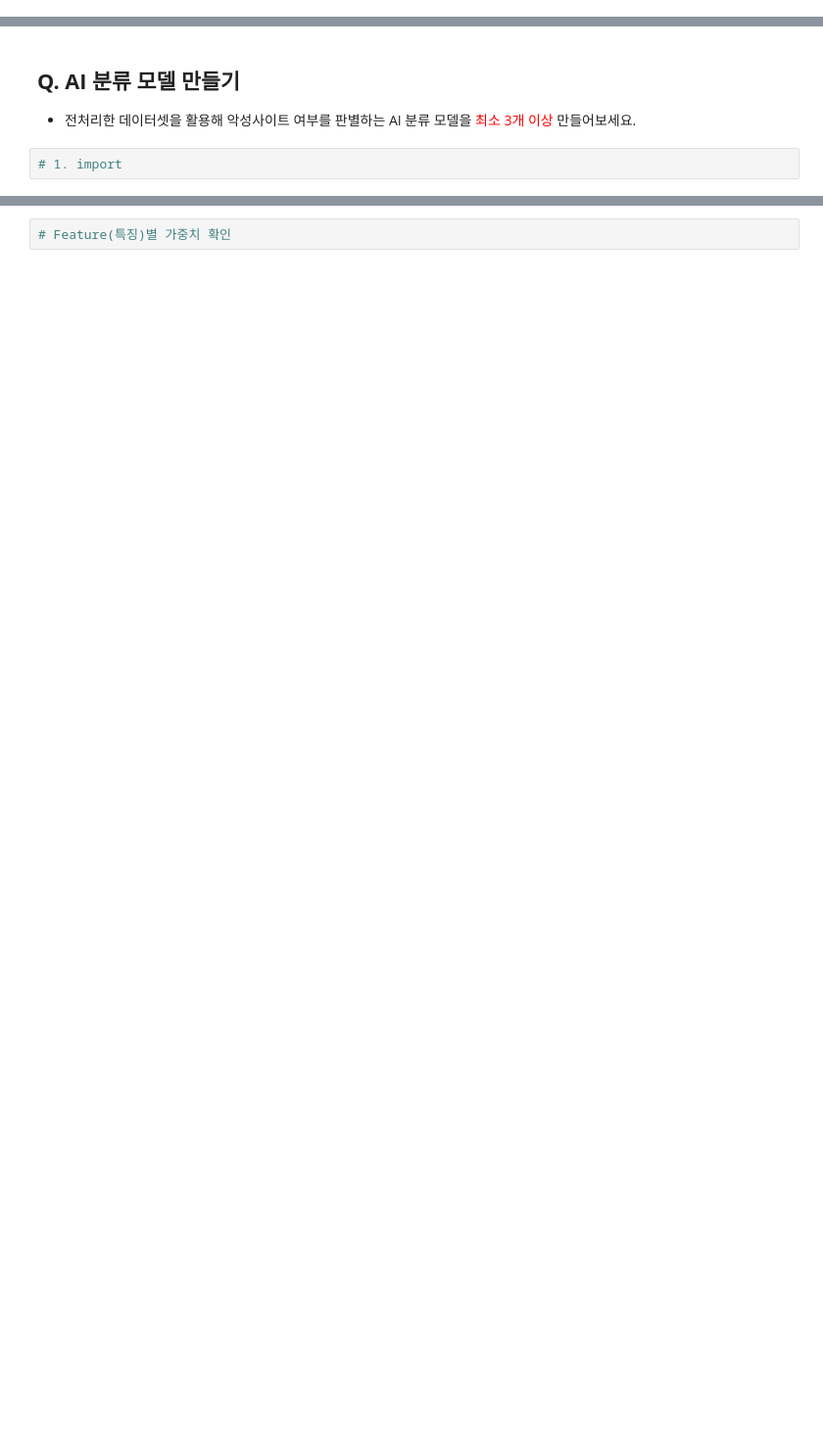
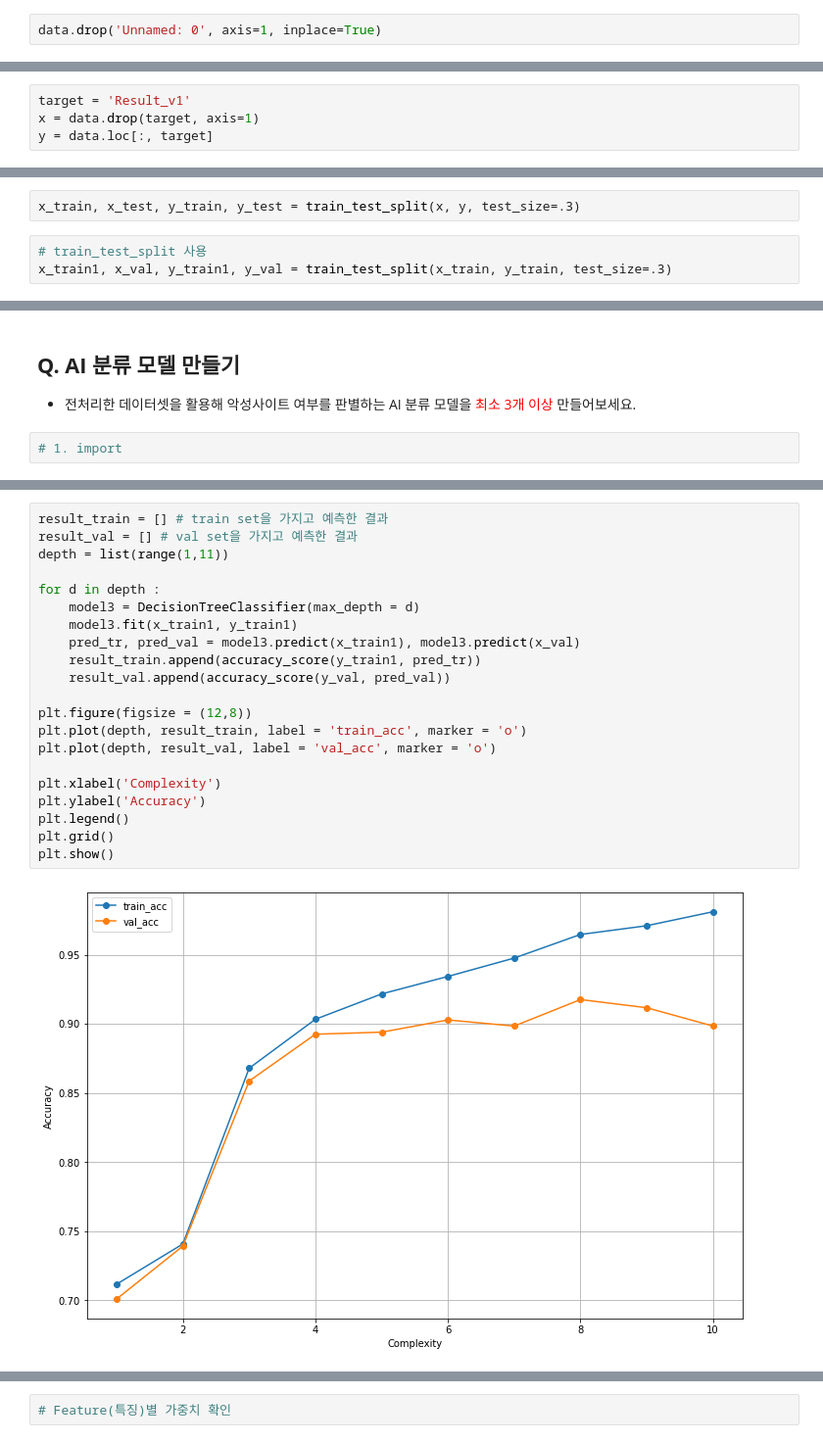
Before and after one commit to Ferrorist/studyAIVLE-AI, a Jupyter notebook: 220830_mini2_1/3. AI 모델링.ipynb, the cells around one changed output, grey strips where cells are left out. Shown at 98% size. Saved outputs shown, nothing was run; the diff lists cells and outputs as text; blank space fills up the shorter version.

```diff
--- a/220830_mini2_1/3. AI 모델링.ipynb
+++ b/220830_mini2_1/3. AI 모델링.ipynb
@@ -37,0 +64,2 @@ Successfully installed absl-py-1.2.0 astunparse-1.6.3 flatbuffers-1.12 gast-0.4.
+# %%
+data.drop('Unnamed: 0', axis=1, inplace=True)
@@ -38,4 +79,8 @@ Successfully installed absl-py-1.2.0 astunparse-1.6.3 flatbuffers-1.12 gast-0.4.
 # %% [markdown]
 ### **다.  데이터 전처리**
+# %%
+target = 'Result_v1'
+x = data.drop(target, axis=1)
+y = data.loc[:, target]
 # %% [markdown]
 ### **라. train_test_split을 이용하여 train/test  데이터 분리**
@@ -43,0 +87,5 @@ Successfully installed absl-py-1.2.0 astunparse-1.6.3 flatbuffers-1.12 gast-0.4.
+# %%
+x_train, x_test, y_train, y_test = train_test_split(x, y, test_size=.3)
+# %%
+# train_test_split 사용
+x_train1, x_val, y_train1, y_val = train_test_split(x_train, y_train, test_size=.3)
@@ -112,0 +209,23 @@ def plot_confusion_matrix(ax, matrix, labels = ['malicious','benign'], title='Co
+# %%
+result_train = [] # train set을 가지고 예측한 결과
+result_val = [] # val set을 가지고 예측한 결과
+depth = list(range(1,11))
+
+for d in depth :
+    model3 = DecisionTreeClassifier(max_depth = d)
+    model3.fit(x_train1, y_train1)
+    pred_tr, pred_val = model3.predict(x_train1), model3.predict(x_val)
+    result_train.append(accuracy_score(y_train1, pred_tr))
+    result_val.append(accuracy_score(y_val, pred_val))
+
+plt.figure(figsize = (12,8))
+plt.plot(depth, result_train, label = 'train_acc', marker = 'o')
+plt.plot(depth, result_val, label = 'val_acc', marker = 'o')
+
+plt.xlabel('Complexity')
+plt.ylabel('Accuracy')
+plt.legend()
+plt.grid()
+plt.show()
+# %% [output]
+[figure, added]
```
Also changed, not shown: parts of 24 cells of this notebook, 4 other files.
